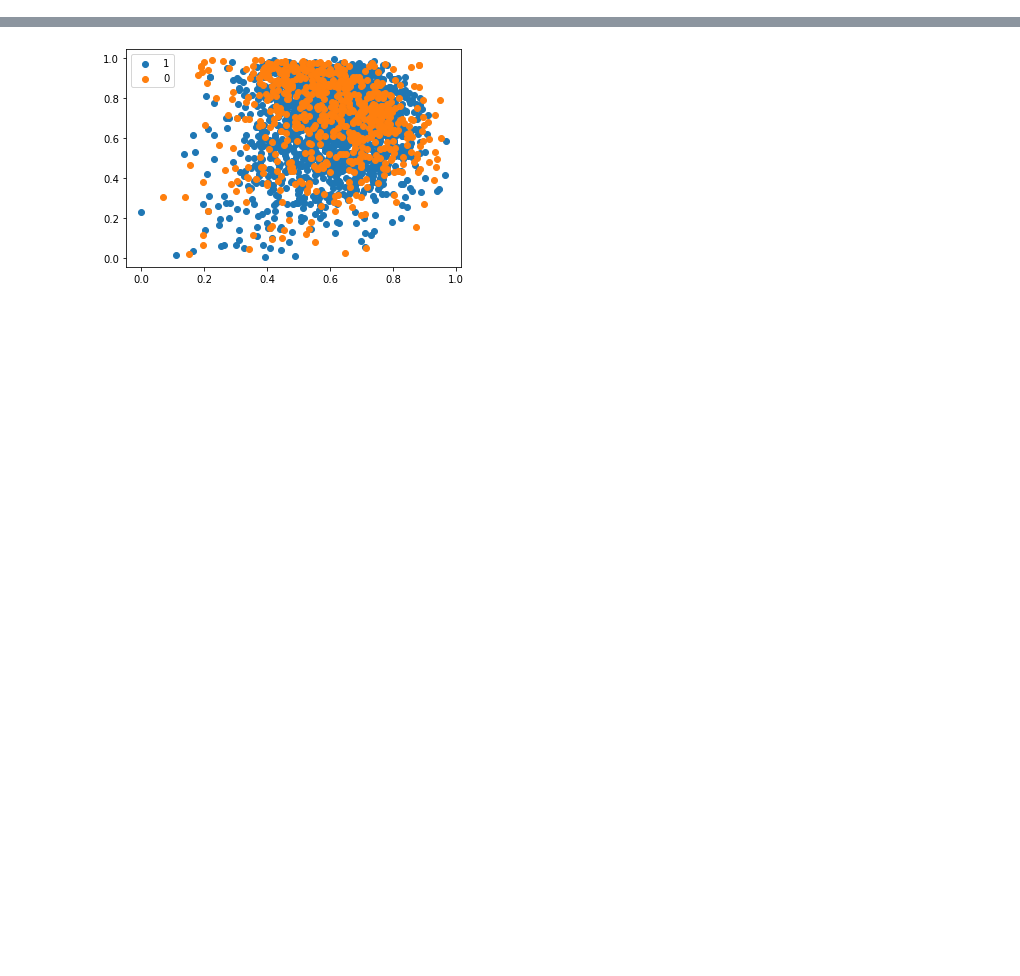
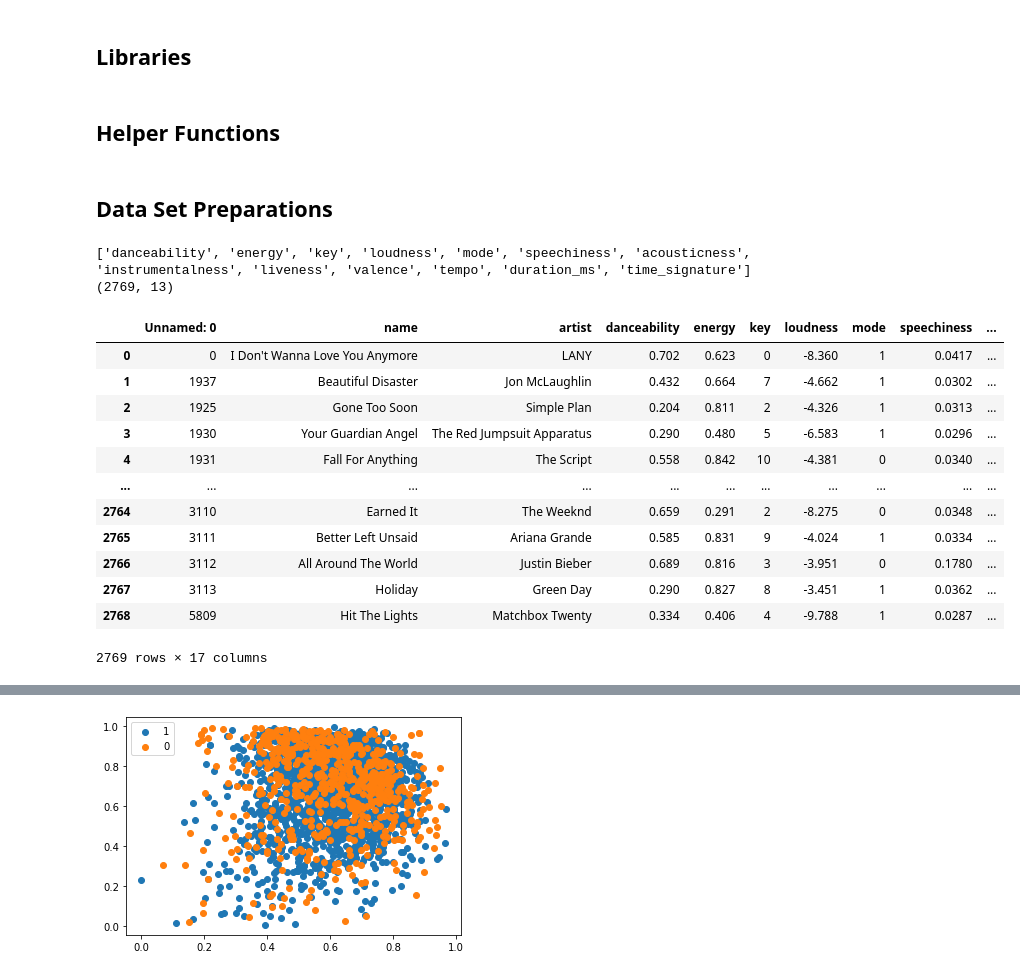
Before and after one commit to Hadryan/Personalized-Music-Recommendations, a Jupyter notebook: scikit_models.ipynb, the cells around one changed output, grey strips where cells are left out. Cells and saved outputs as stored; diff of their text form; code cells hidden in the pictures; blank space fills up the shorter version.

```diff
--- a/scikit_models.ipynb
+++ b/scikit_models.ipynb
@@ -6,3 +1,5 @@
+# %% [markdown]
+## Libraries
 # %%
 import pandas as pd
 import numpy as np
@@ -16 +12,3 @@ from sklearn.metrics import mean_absolute_error
 from sklearn.model_selection import train_test_split
+# %% [markdown]
+## Helper Functions
@@ -17,6 +30,30 @@ from sklearn.model_selection import train_test_split
+# %% [markdown]
+## Data Set Preparations
 # %%
 df = pd.read_csv("outputs\songs.csv")
-X = df.iloc[:, 3:17]
-y = df.liked
-# print(list(df.columns))
-# df
+
+df_X = df.iloc[:, 3:16]
+df_y = df.liked
+
+X = np.array(df.iloc[:, 3:16])
+y = np.array(df.liked)
+
+print(list(df_X.columns))
+print(X.shape)
+df
+# %% [output]
+['danceability', 'energy', 'key', 'loudness', 'mode', 'speechiness', 'acousticness', 'instrumentalness', 'liveness', 'valence', 'tempo', 'duration_ms', 'time_signature']
+(2769, 13)
+|  | Unnamed: 0 | name | artist | danceability | energy | key | loudness | mode | speechiness | ... |
+| 0 | 0 | I Don't Wanna Love You Anymore | LANY | 0.702 | 0.623 | 0 | -8.360 | 1 | 0.0417 | ... |
+| 1 | 1937 | Beautiful Disaster | Jon McLaughlin | 0.432 | 0.664 | 7 | -4.662 | 1 | 0.0302 | ... |
+| 2 | 1925 | Gone Too Soon | Simple Plan | 0.204 | 0.811 | 2 | -4.326 | 1 | 0.0313 | ... |
+| 3 | 1930 | Your Guardian Angel | The Red Jumpsuit Apparatus | 0.290 | 0.480 | 5 | -6.583 | 1 | 0.0296 | ... |
+| 4 | 1931 | Fall For Anything | The Script | 0.558 | 0.842 | 10 | -4.381 | 0 | 0.0340 | ... |
+| ... | ... | ... | ... | ... | ... | ... | ... | ... | ... | ... |
+| 2764 | 3110 | Earned It | The Weeknd | 0.659 | 0.291 | 2 | -8.275 | 0 | 0.0348 | ... |
+| 2765 | 3111 | Better Left Unsaid | Ariana Grande | 0.585 | 0.831 | 9 | -4.024 | 1 | 0.0334 | ... |
+| 2766 | 3112 | All Around The World | Justin Bieber | 0.689 | 0.816 | 3 | -3.951 | 0 | 0.1780 | ... |
+| 2767 | 3113 | Holiday | Green Day | 0.290 | 0.827 | 8 | -3.451 | 1 | 0.0362 | ... |
+| 2768 | 5809 | Hit The Lights | Matchbox Twenty | 0.334 | 0.406 | 4 | -9.788 | 1 | 0.0287 | ... |
+2769 rows × 17 columns
```
Also changed, not shown: parts of 24 cells of this notebook.
